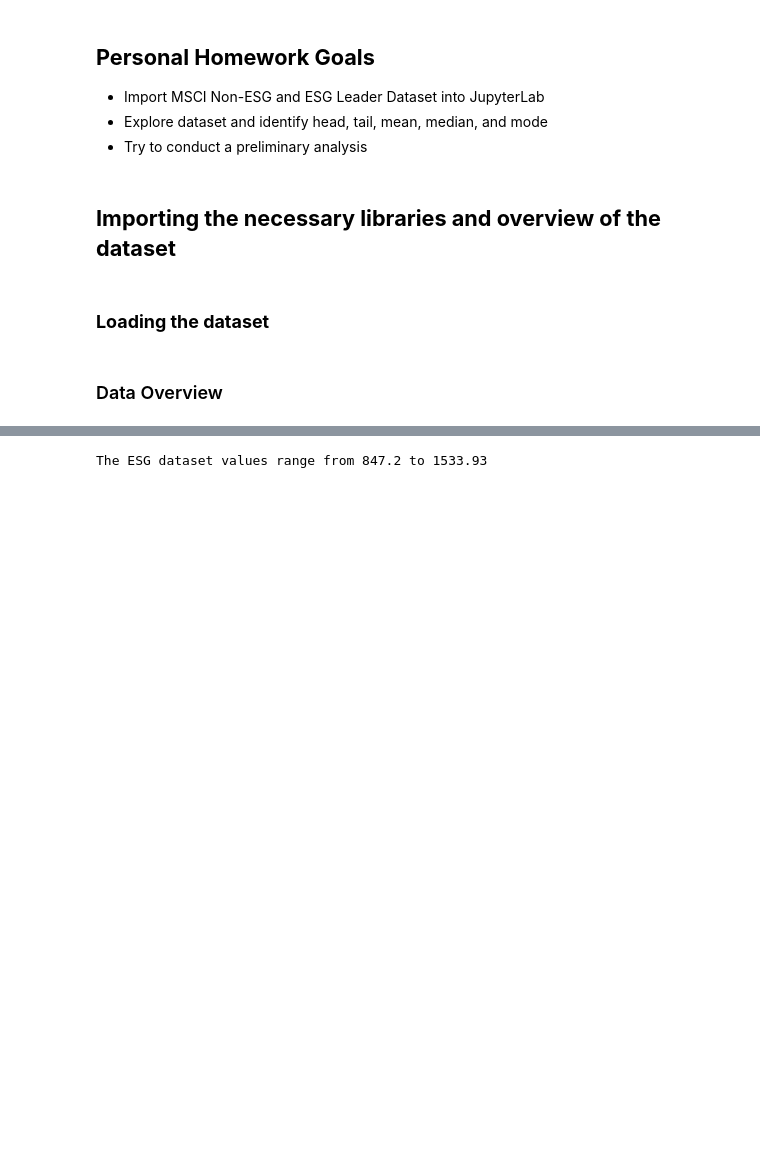
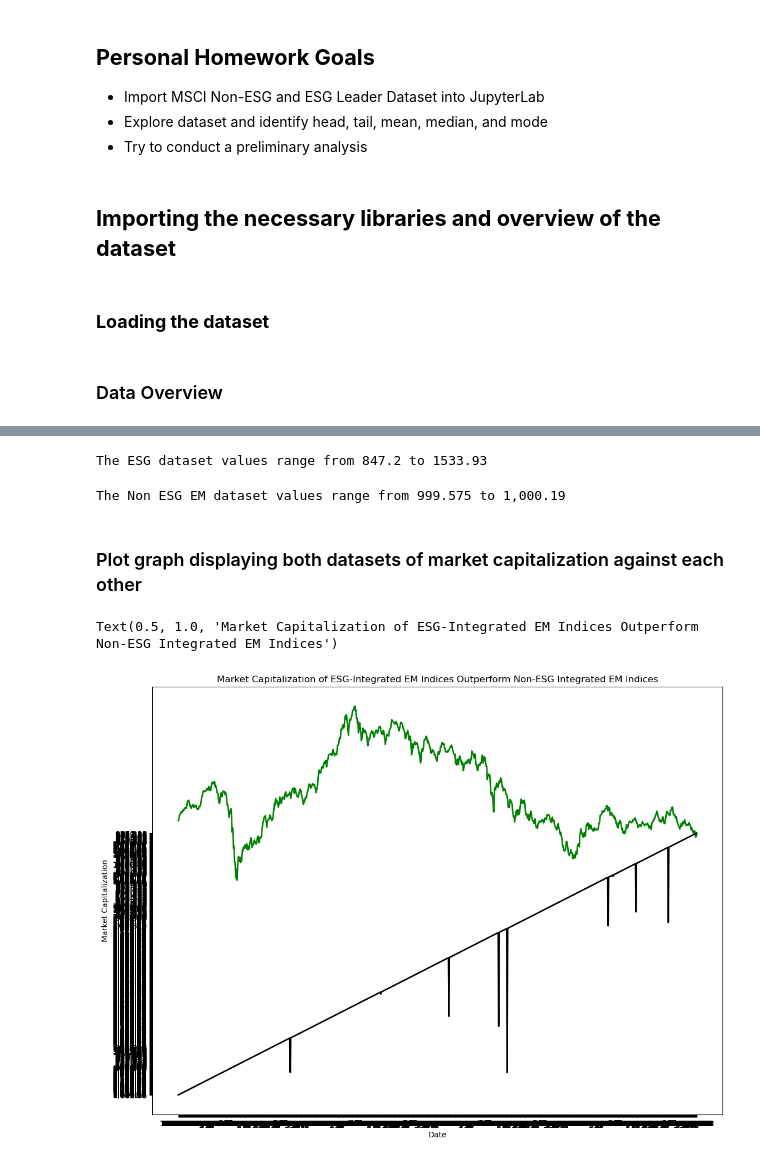
Before and after one commit to avnikadubey/as.180.369, a Jupyter notebook: contrib/avnikadubey/class-07-dataset_integration/ESG Data Regression.ipynb, the cells around one changed output, grey strips where cells are left out. Saved outputs shown, nothing was run; the diff lists cells and outputs as text; code cells hidden in the pictures; blank space fills up the shorter version.

Commit message:
Attempt 5: In this attempt, I tried to create an initial graph plotting my two datasets against each other; however, I ran into issues regarding the fit and sizing of my Non-ESG integrated graph

```diff
--- a/contrib/avnikadubey/class-07-dataset_integration/ESG Data Regression.ipynb
+++ b/contrib/avnikadubey/class-07-dataset_integration/ESG Data Regression.ipynb
@@ -61,14 +77,40 @@ Data columns (total 3 columns):
 dtypes: float64(1), object(2)
 memory usage: 24.6+ KB
-# %%
-#Find the range of ESG Market Capitalizations
-max_ESG = df["ESG EM"].max()
-min_ESG = df["ESG EM"].min()
-print("The ESG dataset values range from", min_ESG, "to", max_ESG)
-# %% [output]
-The ESG dataset values range from 847.2 to 1533.93
+# %%
+#Find the range of ESG Market Capitalizations
+max_ESG = df["ESG EM"].max()
+min_ESG = df["ESG EM"].min()
+print("The ESG dataset values range from", min_ESG, "to", max_ESG)
+# %% [output]
+The ESG dataset values range from 847.2 to 1533.93
 # %%
 #Find the range of Non-ESG Market Capitalizations
-#max_NonESG = df["Non-ESG EM"].max()
-#min_NonESG = df["Non-ESG EM"].min()
-#print("The Non-ESG EM dataset values range from", min_NonESG, "to", max_NonESG)
+max_NonESG = df["Non ESG EM"].max()
+min_NonESG = df["Non ESG EM"].min()
+print("The Non ESG EM dataset values range from", max_NonESG, "to", min_NonESG)
+# %% [output]
+The Non ESG EM dataset values range from 999.575 to 1,000.19
+# %%
+#Assign different columns of data into different series
+ESG = data['ESG EM']
+NonESG = data['Non ESG EM']
+Date = data['Date']
+# %% [markdown]
+### Plot graph displaying both datasets of market capitalization against each other
+# %%
+#Attempt at constructing a graph
+fig=plt.figure()
+myaxes=fig.add_axes([0.1,0.1,1.6,1.6])
+
+#Add data to the graph
+myaxes.plot(Date, ESG,'green',lw=2)
+myaxes.plot(Date, NonESG,'black',lw=2)
+
+#Set labels
+myaxes.set_xlabel('Date')
+myaxes.set_ylabel('Market Capitalization')
+myaxes.set_title(label="Market Capitalization of ESG-Integrated EM Indices Outperform Non-ESG Integrated EM Indices")
+#myaxes.legend()
+# %% [output]
+Text(0.5, 1.0, 'Market Capitalization of ESG-Integrated EM Indices Outperform Non-ESG Integrated EM Indices')
+[figure, added]
```
Also changed, not shown: parts of 7 cells of this notebook.
